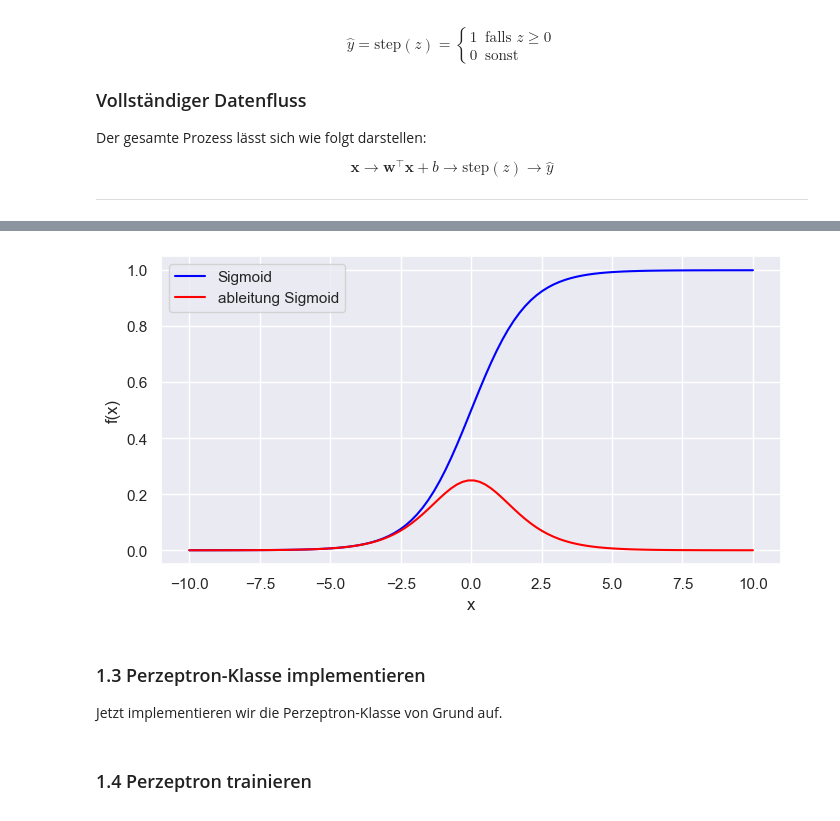
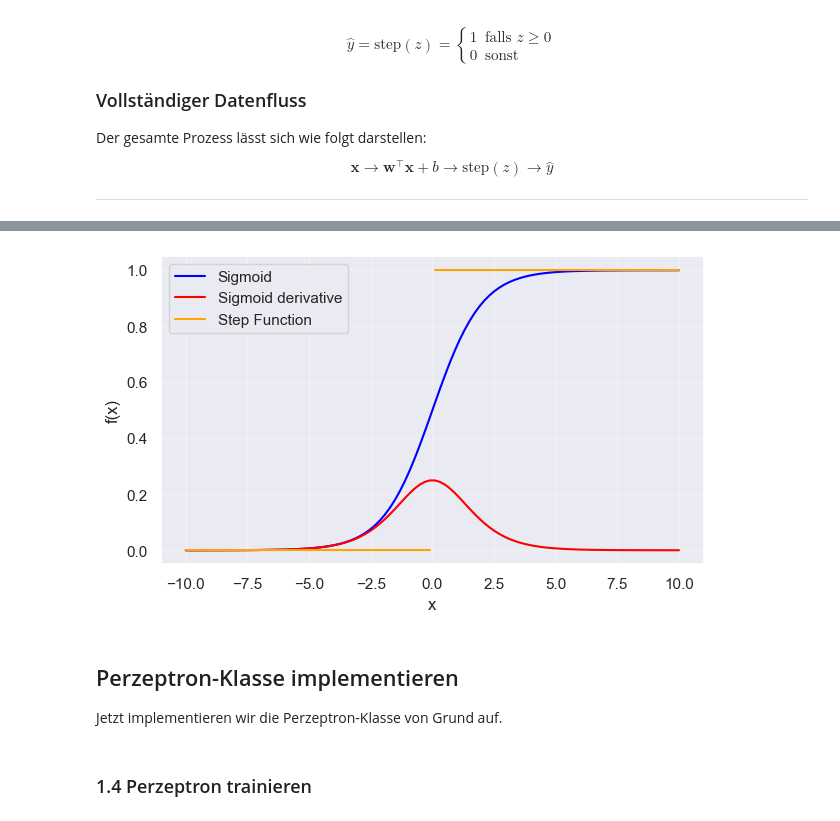
Before and after one commit to red-apple38/understanding-deep-learning, a Jupyter notebook: docs/beginner/Perceptron.ipynb, the cells around one changed output, grey strips where cells are left out. Drawn from its saved outputs; the diff is of its cells as text; code cells hidden in the pictures.

```diff
--- a/docs/beginner/Perceptron.ipynb
+++ b/docs/beginner/Perceptron.ipynb
@@ -119,36 +137,30 @@ Der Ausgabe der Sigmoid-Funktion kann eine Semantik mitgegeben werden. Für die
 # %%
 def step_function(x):
-  return np.where(x > 0, 1, 0)
+  return np.where(x >= 0, 1, 0)
 
 def sigmoid(x):
-  """Sigmoid-Aktivierungsfunktion"""
   return 1 / (1 + np.exp(-x))
 
-def d_sigmoid(x):
+def sigmoid_derivative(x):
   ds = (np.exp(-x))/(1+np.exp(-x))**2
   return ds
 
-def ReLU(x):
-  return np.maximum(0,x)
+x = np.linspace(-10, 10, 100)
+fig4, ax4 = plt.subplots(figsize=(7, 4))
 
-# Veranschaulichung der Aktivierungsfunktionen
-x = np.linspace(-10, 10, 100)
-plt.figure(figsize=(8, 4))
-# TODO: Plote die Aktivierungsfunktionen
+ax4.plot(x, sigmoid(x), c="blue", label="Sigmoid")
+ax4.plot(x, sigmoid_derivative(x), c="red", label="Sigmoid derivative")
+ax4.plot(x[x < 0], step_function(x[x < 0]), c="orange", label="Step Function")
+ax4.plot(x[x >= 0], step_function(x[x >= 0]), c="orange")
 
-plt.plot(x, sigmoid(x), c="blue", label="Sigmoid")
-plt.plot(x,d_sigmoid(x), c="red", label="ableitung Sigmoid")
-
-plt.grid(True)
-plt.xlabel('x')
-plt.ylabel('f(x)')
-plt.legend()
-plt.show()
+ax4.grid(alpha=0.3)
+ax4.set_xlabel("x")
+ax4.set_ylabel("f(x)")
+ax4.legend();
 # %% [output]
-[figure, old version]
+[figure, new version]
 # %% [markdown]
-### 1.3 Perzeptron-Klasse implementieren
-
+## Perzeptron-Klasse implementieren
 Jetzt implementieren wir die Perzeptron-Klasse von Grund auf.
 # %%
 class Perzeptron:
```
Also changed, not shown: parts of 17 cells of this notebook, 2 other files.
